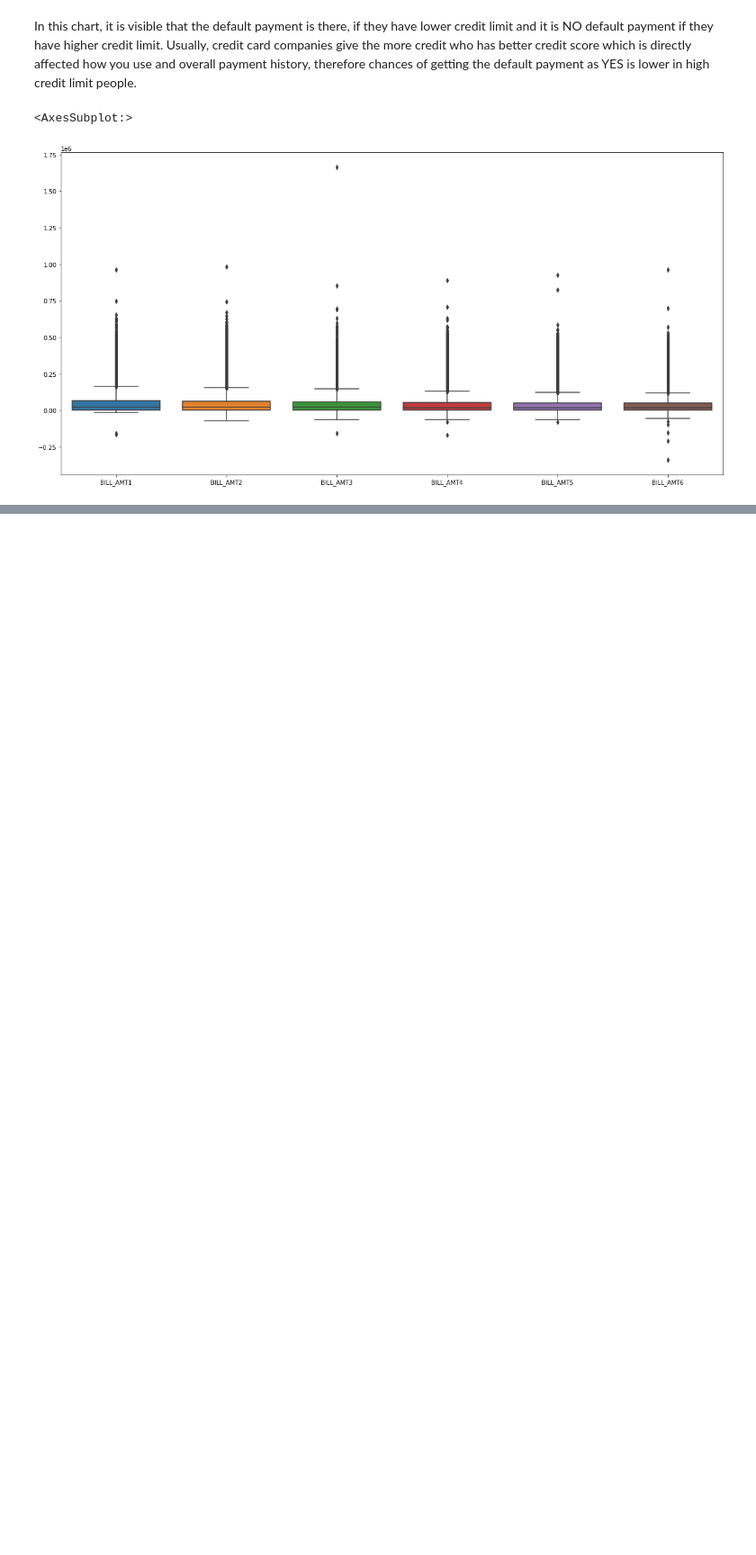
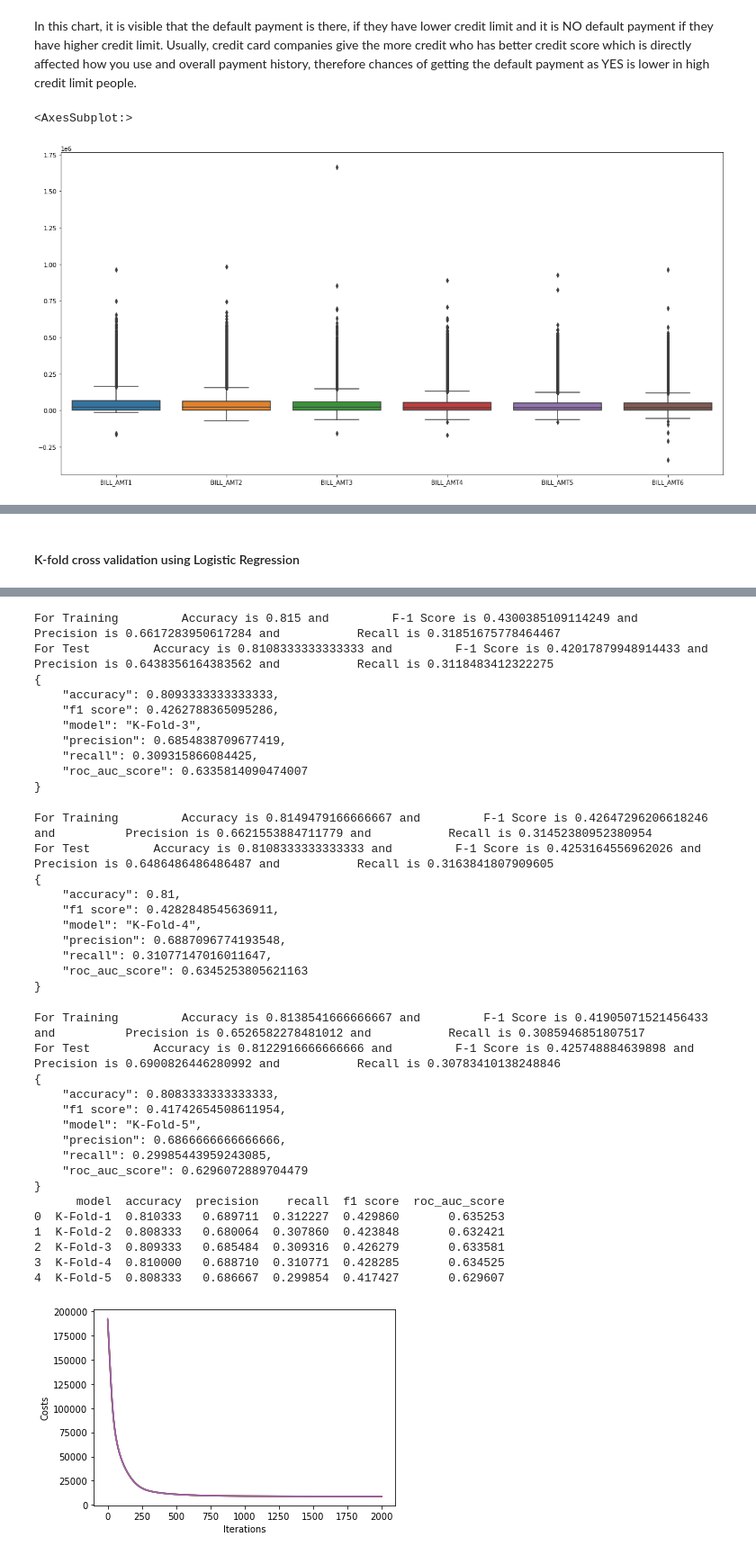
Before and after one commit to krish011/IE7300_ML_Project, a Jupyter notebook: Project_code_n.ipynb, the cells around one changed output, grey strips where cells are left out. Shown: that part at 90% size. Cells and saved outputs as stored; diff of their text form; code cells hidden in the pictures; blank space fills up the shorter version.

Commit message:
model implementation

```diff
--- a/Project_code_n.ipynb
+++ b/Project_code_n.ipynb
@@ -433,0 +757,17 @@ sns.boxplot(data=df[cols])
+# %%
+#@title Model Evaluation Metrics
+def model_evaluation(name_of_model, y_test, y_pred):
+    import json
+    from sklearn import metrics
+    evaluation = {}
+    # Calculate accuracy, precision, recall, f1-score, and kappa score
+    acc = metrics.accuracy_score(y_test, y_pred)
+    prec = metrics.precision_score(y_test, y_pred)
+    rec = metrics.recall_score(y_test, y_pred)
+    f1 = metrics.f1_score(y_test, y_pred)
+    roc_auc_score = metrics.roc_auc_score(y_test, y_pred)
+    evaluation.update({"model":name_of_model,"accuracy": acc,"precision":prec,
+                       "recall":rec,"f1 score":f1,
+                       "roc_auc_score":roc_auc_score})
+    print(json.dumps(evaluation, indent=4, sort_keys=True))
+    return evaluation
@@ -433,0 +887,25 @@ sns.boxplot(data=df[cols])
+# %% [markdown]
+#### K-fold cross validation using Logistic Regression
+# %%
+split = Train
+
+from sklearn.model_selection import KFold
+kf5 = KFold(n_splits=5, shuffle=True)
+
+count = 1
+lists = pd.DataFrame(columns = ['model', 'accuracy', 'precision', 'recall',
+                                'f1 score', 'roc_auc_score'])
+
+for train_index, test_index in kf5.split(split):
+    lr1 = LogisticRegression(train = Train[train_index], test = Train[test_index],
+                            epsilon=0, learningRate=0.1e-5, maxIteration=2000)
+    lr1.fit()
+    pred = np.around(lr1.sigmoid(lr1.predict(lr1.addX0(Test[:, :-1]))))
+    actual = Test[:, -1]
+
+    result = model_evaluation('K-Fold-'+(str(count)), actual, pred)
+
+    lists.loc[len(lists)] = result.values()
+    count+=1
+print(lists.head())
+# %% [output]
@@ -433,0 +932,37 @@ sns.boxplot(data=df[cols])
+For Training         Accuracy is 0.815 and         F-1 Score is 0.4300385109114249 and          Precision is 0.6617283950617284 and           Recall is 0.31851675778464467
+For Test         Accuracy is 0.8108333333333333 and         F-1 Score is 0.42017879948914433 and          Precision is 0.6438356164383562 and           Recall is 0.3118483412322275
+{
+    "accuracy": 0.8093333333333333,
+    "f1 score": 0.4262788365095286,
+    "model": "K-Fold-3",
+    "precision": 0.6854838709677419,
+    "recall": 0.309315866084425,
+    "roc_auc_score": 0.6335814090474007
+}
+For Training         Accuracy is 0.8149479166666667 and         F-1 Score is 0.42647296206618246 and          Precision is 0.6621553884711779 and           Recall is 0.31452380952380954
+For Test         Accuracy is 0.8108333333333333 and         F-1 Score is 0.4253164556962026 and          Precision is 0.6486486486486487 and           Recall is 0.3163841807909605
+{
+    "accuracy": 0.81,
+    "f1 score": 0.4282848545636911,
+    "model": "K-Fold-4",
+    "precision": 0.6887096774193548,
+    "recall": 0.31077147016011647,
+    "roc_auc_score": 0.6345253805621163
+}
+For Training         Accuracy is 0.8138541666666667 and         F-1 Score is 0.41905071521456433 and          Precision is 0.6526582278481012 and           Recall is 0.3085946851807517
+For Test         Accuracy is 0.8122916666666666 and         F-1 Score is 0.425748884639898 and          Precision is 0.6900826446280992 and           Recall is 0.30783410138248846
+{
+    "accuracy": 0.8083333333333333,
+    "f1 score": 0.41742654508611954,
+    "model": "K-Fold-5",
+    "precision": 0.6866666666666666,
+    "recall": 0.29985443959243085,
+    "roc_auc_score": 0.6296072889704479
+}
+      model  accuracy  precision    recall  f1 score  roc_auc_score
+0  K-Fold-1  0.810333   0.689711  0.312227  0.429860       0.635253
+1  K-Fold-2  0.808333   0.680064  0.307860  0.423848       0.632421
+2  K-Fold-3  0.809333   0.685484  0.309316  0.426279       0.633581
+3  K-Fold-4  0.810000   0.688710  0.310771  0.428285       0.634525
+4  K-Fold-5  0.808333   0.686667  0.299854  0.417427       0.629607
+[figure, added]
```
Also changed, not shown: parts of 52 cells of this notebook.
